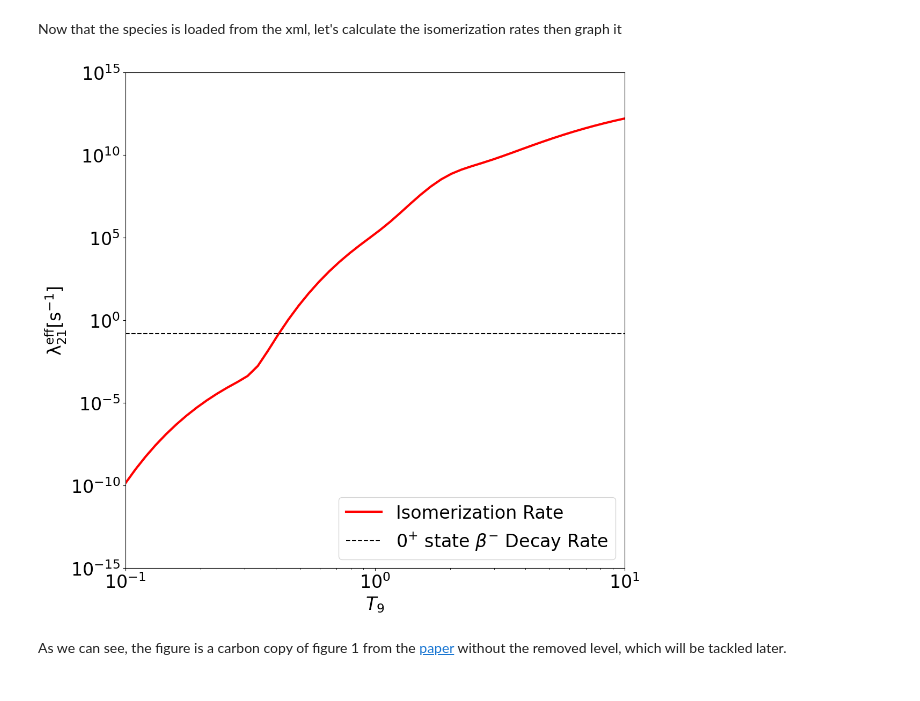
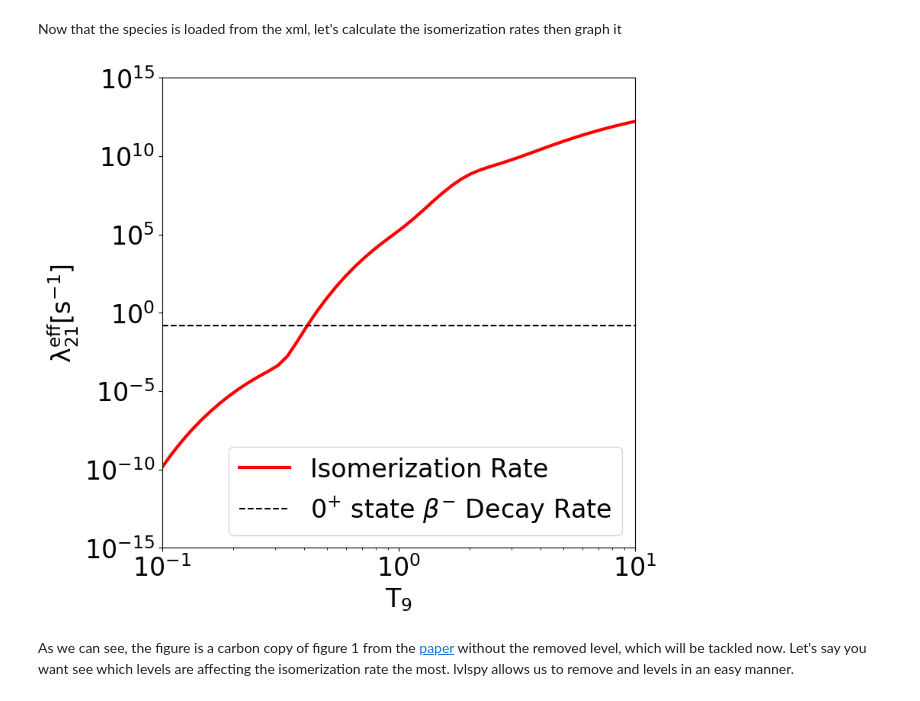
Before and after one commit to jaadt7/lvlspy_app, a Jupyter notebook: final_notebook.ipynb, the cells around one changed output. Saved outputs shown, nothing was run; the diff lists cells and outputs as text; code cells hidden in the pictures.

```diff
--- a/final_notebook.ipynb
+++ b/final_notebook.ipynb
@@ -34,35 +36,35 @@ Now that the species is loaded from the xml, let's calculate the isomerization r
 T = np.logspace(8,10) #setting the temperature array
 
 #initializing the rate arrays
 l_21 = np.empty(len(T))
 l_12 = np.empty(len(T))
 
 for i,t in enumerate(T):
     l_12[i], l_21[i] = isomer.effective_rate(t,al26)
 
 #Set the fontsize and graph
 fontsize = 24
 
-plt.figure(figsize = (12,12))
+plt.figure(figsize = (8,8))
 plt.rcParams['font.size'] = fontsize
 plt.xscale('log')
 plt.yscale('log')
 
 plt.ylim([1.e-15,1.e+15])
 plt.xlim([np.min(T)/1e+9,np.max(T)/1e+9])
 
 plt.plot(T/1e+9,l_21,color = 'red',linewidth = 3,label = 'Isomerization Rate')
 
 plt.ylabel(r'$\mathrm{\lambda_{21}^{eff} [s^{-1}]}$')
-plt.xlabel(r'$T_{9}$')
+plt.xlabel(r'$\mathrm{T_{9}}$')
 
 plt.yticks([1e-15,1e-10,1e-5,1e0,1e+5,1e+10,1e+15])
 
 plt.axhline(y = 0.158,ls = '--',color = 'black',label = r'$0^{+}$ state $\beta^{-}$ Decay Rate')#beta decay rate
 
 plt.legend(loc = 'lower right')
 plt.show()
 # %% [output]
-[figure, old version]
+[figure, new version]
 # %% [markdown]
-As we can see, the figure is a carbon copy of figure 1 from the [paper](https://journals.aps.org/prc/pdf/10.1103/PhysRevC.64.025805) without the removed level, which will be tackled later.
+As we can see, the figure is a carbon copy of figure 1 from the [paper](https://journals.aps.org/prc/pdf/10.1103/PhysRevC.64.025805) without the removed level, which will be tackled now. Let's say you want see which levels are affecting the isomerization rate the most. lvlspy allows us to remove and levels in an easy manner.
```
Also changed, not shown: parts of 4 cells of this notebook.
